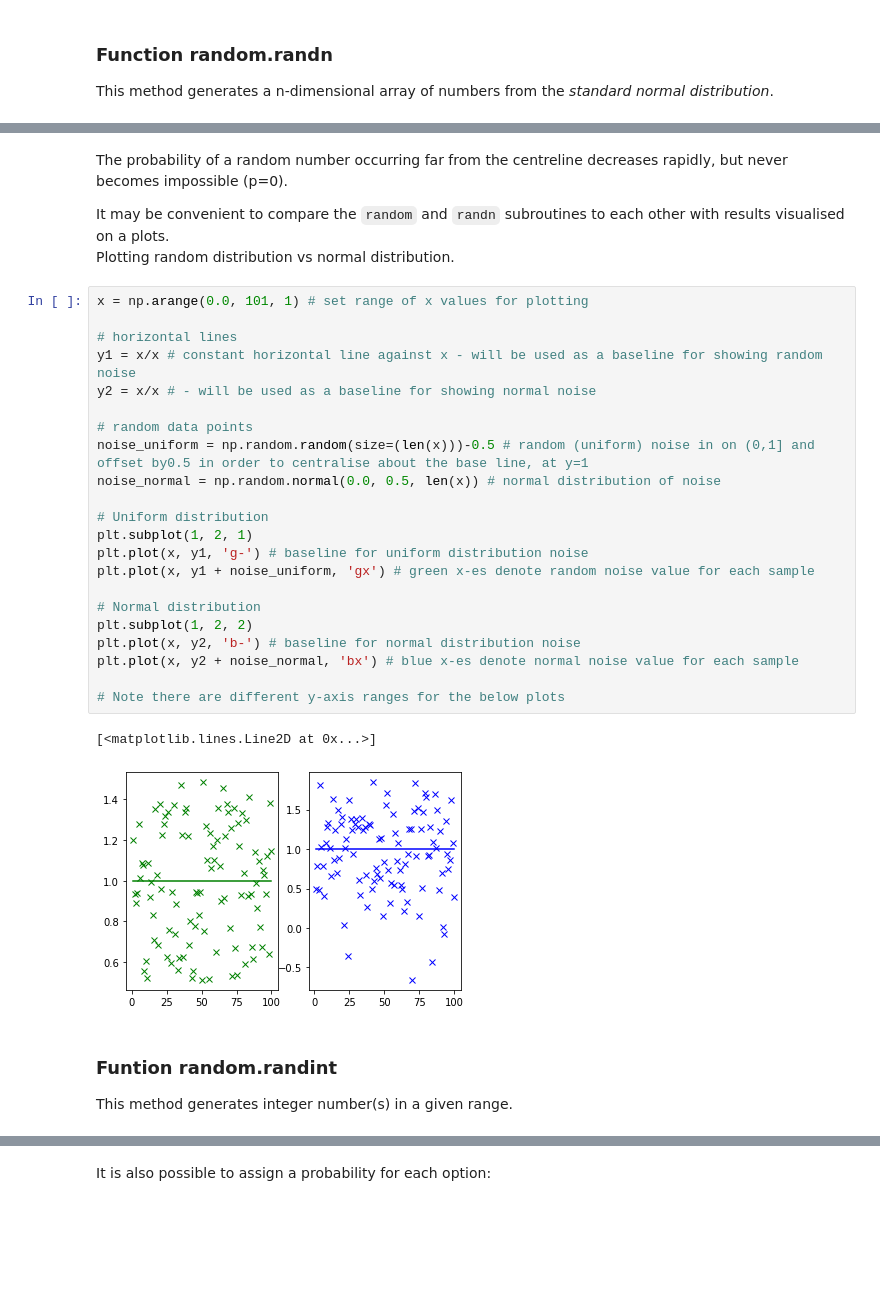
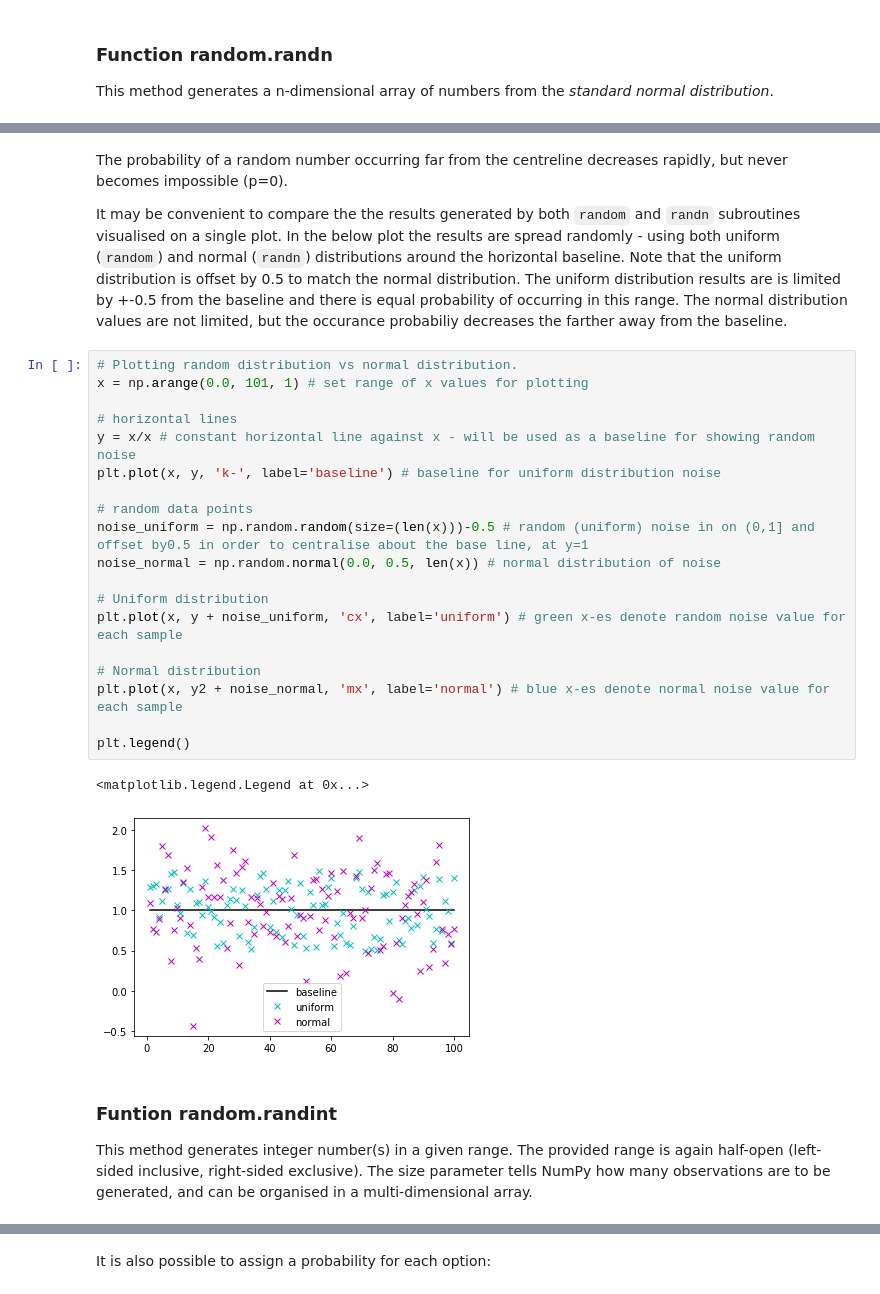
Before and after one commit to andkoc001/fun-with-numpy-random, a Jupyter notebook: exploring-random-numpy.ipynb, the cells around one changed output, grey strips where cells are left out. Cells and saved outputs as stored; diff of their text form; blank space fills up the shorter version.

Commit message:
Simple random data section updated

```diff
--- a/exploring-random-numpy.ipynb
+++ b/exploring-random-numpy.ipynb
@@ -98,35 +98,31 @@ array([[-0.75316674, -0.14471319,  0.40948652,  0.60861382],
 # %% [markdown]
 The probability of a random number occurring far from the centreline decreases rapidly, but never becomes impossible (p=0).
 
-It may be convenient to compare the `random` and `randn` subroutines to each other with results visualised on a plots.
-Plotting random distribution vs normal distribution.
+It may be convenient to compare the the results generated by both `random` and `randn` subroutines visualised on a single plot. In the below plot the results are spread randomly - using both uniform (`random`) and normal (`randn`) distributions around the horizontal baseline. Note that the uniform distribution is offset by 0.5 to match the normal distribution. The uniform distribution results are is limited by +-0.5 from the baseline and there is equal probability of occurring in this range. The normal distribution values are not limited, but the occurance probabiliy decreases the farther away from the baseline.
 # %%
+# Plotting random distribution vs normal distribution.
 x = np.arange(0.0, 101, 1) # set range of x values for plotting
 
 # horizontal lines
-y1 = x/x # constant horizontal line against x - will be used as a baseline for showing random noise
-y2 = x/x # - will be used as a baseline for showing normal noise
+y = x/x # constant horizontal line against x - will be used as a baseline for showing random noise
+plt.plot(x, y, 'k-', label='baseline') # baseline for uniform distribution noise
 
 # random data points
 noise_uniform = np.random.random(size=(len(x)))-0.5 # random (uniform) noise in on (0,1] and offset by0.5 in order to centralise about the base line, at y=1
 noise_normal = np.random.normal(0.0, 0.5, len(x)) # normal distribution of noise
 
 # Uniform distribution
-plt.subplot(1, 2, 1)
-plt.plot(x, y1, 'g-') # baseline for uniform distribution noise
-plt.plot(x, y1 + noise_uniform, 'gx') # green x-es denote random noise value for each sample
+plt.plot(x, y + noise_uniform, 'cx', label='uniform') # green x-es denote random noise value for each sample
 
 # Normal distribution
-plt.subplot(1, 2, 2)
-plt.plot(x, y2, 'b-') # baseline for normal distribution noise
-plt.plot(x, y2 + noise_normal, 'bx') # blue x-es denote normal noise value for each sample
+plt.plot(x, y2 + noise_normal, 'mx', label='normal') # blue x-es denote normal noise value for each sample
 
-# Note there are different y-axis ranges for the below plots
+plt.legend()
 # %% [output]
-[<matplotlib.lines.Line2D at 0x...>]
+<matplotlib.legend.Legend at 0x...>
-[figure, old version]
+[figure, new version]
 # %% [markdown]
 ### Funtion random.randint
 
-This method generates integer number(s) in a given range.
+This method generates integer number(s) in a given range. The provided range is again half-open (left-sided inclusive, right-sided exclusive). The size parameter tells NumPy how many observations are to be generated, and can be organised in a multi-dimensional array.
 # %%
```
Also changed, not shown: parts of 28 cells of this notebook.
